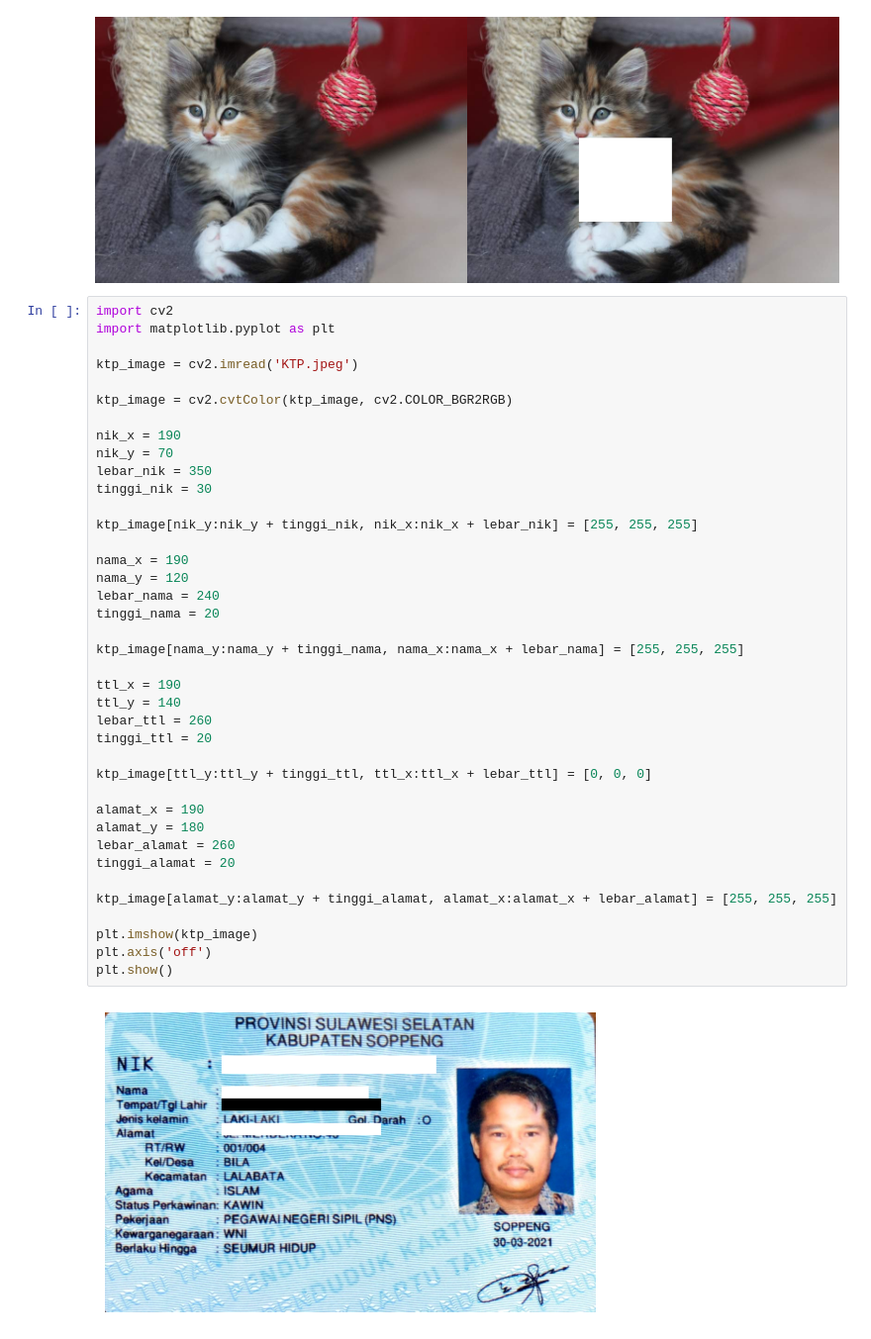
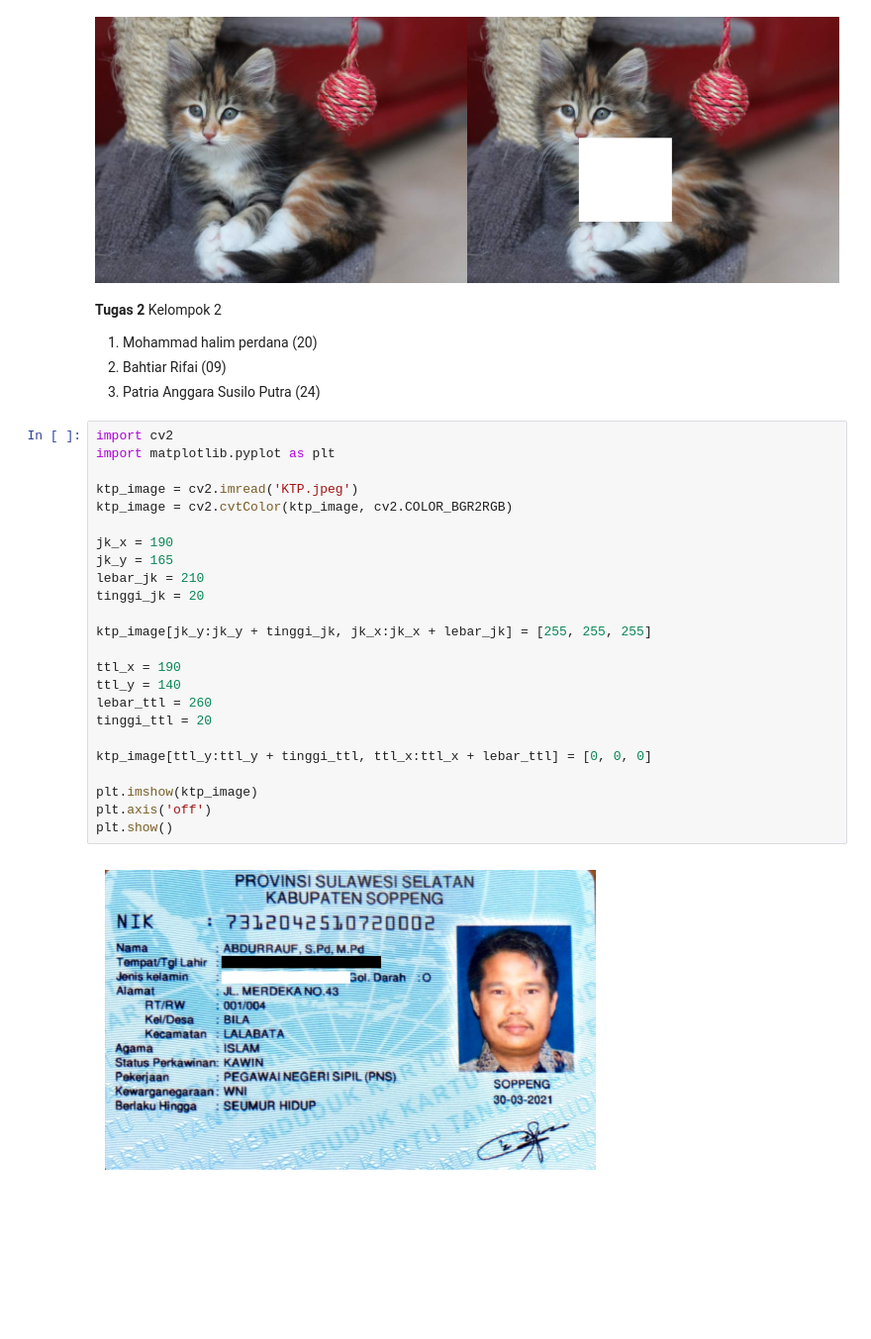
Before and after one commit to caklem/PCVK_Ganjil_2023, a Jupyter notebook: Week1.ipynb, the cells around one changed output. Shown at 99% size. Cells and saved outputs as stored; diff of their text form; blank space fills up the shorter version.

```diff
--- a/Week1.ipynb
+++ b/Week1.ipynb
@@ -131,44 +131,37 @@ final_frame = cv.hconcat((image_2, image_3))
 cv2_imshow(final_frame)
 # %% [output]
 [figure]
+# %% [markdown]
+**Tugas 2**
+Kelompok 2
+
+
+1.   Mohammad halim perdana (20)
+2.   Bahtiar Rifai (09)
+3.   Patria Anggara Susilo Putra (24)
 # %%
 import cv2
 import matplotlib.pyplot as plt
 
 ktp_image = cv2.imread('KTP.jpeg')
-
 ktp_image = cv2.cvtColor(ktp_image, cv2.COLOR_BGR2RGB)
 
-nik_x = 190
-nik_y = 70
-lebar_nik = 350
-tinggi_nik = 30
+jk_x = 190
+jk_y = 165
+lebar_jk = 210
+tinggi_jk = 20
 
-ktp_image[nik_y:nik_y + tinggi_nik, nik_x:nik_x + lebar_nik] = [255, 255, 255]
-
-nama_x = 190
-nama_y = 120
-lebar_nama = 240
-tinggi_nama = 20
-
-ktp_image[nama_y:nama_y + tinggi_nama, nama_x:nama_x + lebar_nama] = [255, 255, 255]
+ktp_image[jk_y:jk_y + tinggi_jk, jk_x:jk_x + lebar_jk] = [255, 255, 255]
 
 ttl_x = 190
 ttl_y = 140
 lebar_ttl = 260
 tinggi_ttl = 20
 
 ktp_image[ttl_y:ttl_y + tinggi_ttl, ttl_x:ttl_x + lebar_ttl] = [0, 0, 0]
 
-alamat_x = 190
-alamat_y = 180
-lebar_alamat = 260
-tinggi_alamat = 20
-
-ktp_image[alamat_y:alamat_y + tinggi_alamat, alamat_x:alamat_x + lebar_alamat] = [255, 255, 255]
-
 plt.imshow(ktp_image)
 plt.axis('off')
 plt.show()
 # %% [output]
-[figure, old version]
+[figure, new version]
```
